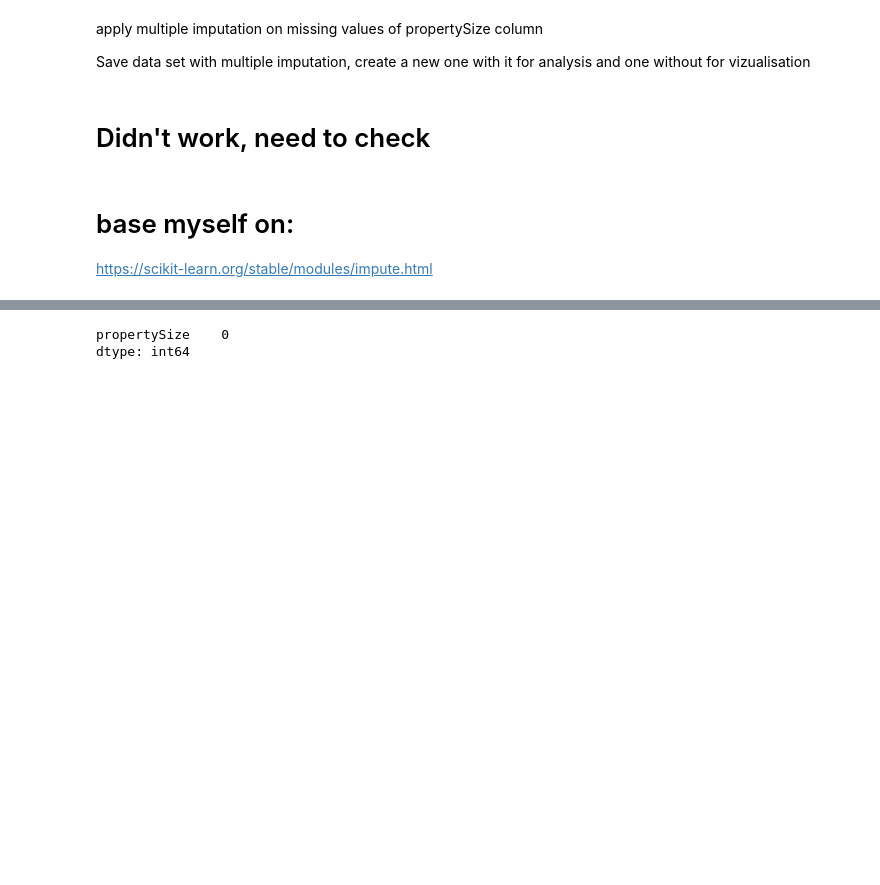
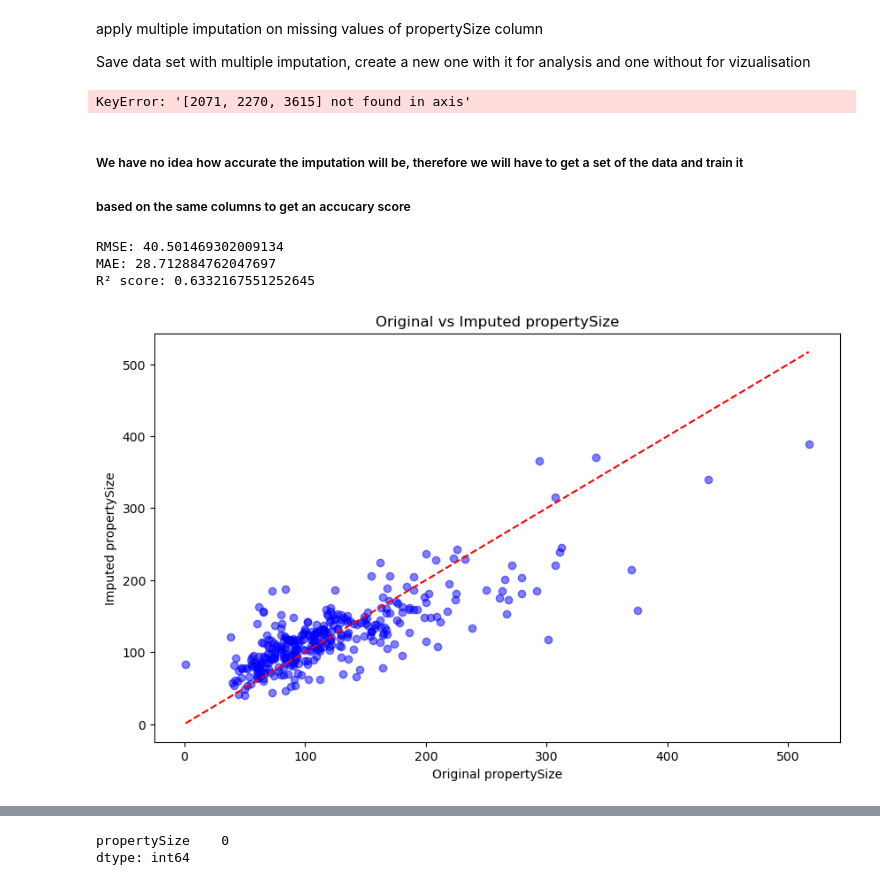
Before and after one commit to fernandes-s/Daft_ie, a Jupyter notebook: daft.ie_eda.ipynb, the cells around one changed output, grey strips where cells are left out. Cells and saved outputs as stored; diff of their text form; code cells hidden in the pictures; blank space fills up the shorter version.

Commit message:
the closer i get, the futher i get, even messier than before

```diff
--- a/daft.ie_eda.ipynb
+++ b/daft.ie_eda.ipynb
@@ -402,0 +383,2 @@ df_2
+# %%
+df['price_per_m2'] = df['price'] / df['propertySize']
@@ -425,8 +431,18 @@ memory usage: 883.4 KB
 # %% [markdown]
 <p>apply multiple imputation on missing values of propertySize column</p>
 <p>Save data set with multiple imputation, create a new one with it for analysis and one without for vizualisation</p>
-# %% [markdown]
-# Didn't work, need to check
-# %% [markdown]
-# base myself on:
-https://scikit-learn.org/stable/modules/impute.html
+# %%
+# Drop rows where propertySize is greater than 1000
+# Step 1: Filter out rows where propertySize is greater than or equal to 1210m²
+df_over_1000 = df[df['propertySize'] >= 1210]
+
+# Step 2: Drop specific rows by their indices (2071, 2270, 3615)
+df = df.drop([2071, 2270, 3615], axis=0)
+
+# new df
+df = df[df['propertySize'] <= 1210]
+
+# Verify that no values greater than 7000 remain
+print(df['propertySize'].max())
+# %% [output]
+KeyError: '[2071, 2270, 3615] not found in axis'
@@ -432,0 +453,55 @@ https://scikit-learn.org/stable/modules/impute.html
+# %% [markdown]
+##### We have no idea how accurate the imputation will be, therefore we will have to get a set of the data and train it
+##### based on the same columns to get an accucary score
+# %%
+import numpy as np
+import pandas as pd
+from sklearn.experimental import enable_iterative_imputer  # noqa
+from sklearn.impute import IterativeImputer
+from sklearn.metrics import mean_squared_error, mean_absolute_error, r2_score
+
+# Step 1: Remove rows with actual NaN values in 'propertySize'
+df_clean = df[df['propertySize'].notna()].copy()
+
+# Step 2: Simulate missing values by randomly setting some values to NaN
+np.random.seed(0)  # For reproducibility
+missing_mask = np.random.choice([True, False], size=df_clean.shape[0], p=[0.1, 0.9])  # Set 20% of the data to missing
+df_missing = df_clean.copy()
+df_missing.loc[missing_mask, 'propertySize'] = np.nan
+
+# Step 3: Impute the missing values using IterativeImputer
+imp = IterativeImputer(max_iter=10, random_state=0)
+df_imputed = df_missing.copy()
+df_imputed['propertySize'] = imp.fit_transform(df_imputed[['propertySize', 'numBedrooms', 'numBathrooms', 'price', 'longitude', 'latitude']])[:, 0]
+
+# Step 4: Calculate accuracy metrics by comparing imputed vs original values
+original_values = df_clean.loc[missing_mask, 'propertySize']  # Original values that were "hidden"
+imputed_values = df_imputed.loc[missing_mask, 'propertySize']  # Imputed values
+
+# Calculate RMSE
+rmse = np.sqrt(mean_squared_error(original_values, imputed_values))
+print(f"RMSE: {rmse}")
+
+# Calculate MAE
+mae = mean_absolute_error(original_values, imputed_values)
+print(f"MAE: {mae}")
+
+# Calculate R² score
+r2 = r2_score(original_values, imputed_values)
+print(f"R² score: {r2}")
+
+# Optionally: you can plot the original vs imputed values to visualize the differences
+import matplotlib.pyplot as plt
+
+plt.figure(figsize=(10,6))
+plt.scatter(original_values, imputed_values, color='blue', alpha=0.5)
+plt.plot([original_values.min(), original_values.max()], [original_values.min(), original_values.max()], 'r--')  # Ideal line
+plt.xlabel('Original propertySize')
+plt.ylabel('Imputed propertySize')
+plt.title('Original vs Imputed propertySize')
+plt.show()
+# %% [output]
+RMSE: 40.501469302009134
+MAE: 28.712884762047697
+R² score: 0.6332167551252645
+[figure, added]
```
Also changed, not shown: parts of 37 cells of this notebook.
